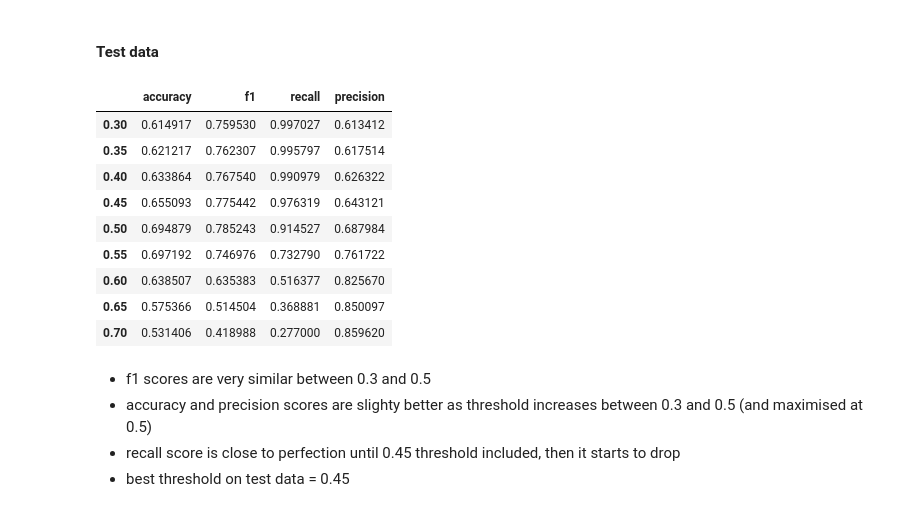
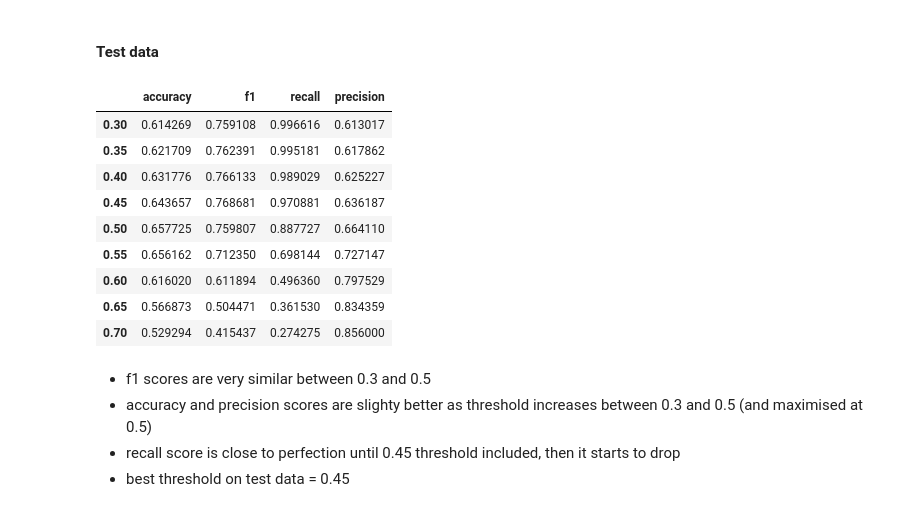
Before and after one commit to eric-martinet/ParisSubsidies, a Jupyter notebook: 05_NLP/ParisSubsidies_05_NLP.ipynb, the cells around one changed output. Drawn from its saved outputs; the diff is of its cells as text; code cells hidden in the pictures.

```diff
--- a/05_NLP/ParisSubsidies_05_NLP.ipynb
+++ b/05_NLP/ParisSubsidies_05_NLP.ipynb
@@ -155,28 +156,28 @@ pd.DataFrame.from_dict(dct_scoring, orient = 'index', columns = ['accuracy', 'f1
 # %% [markdown]
 #### Test data
 # %%
-df_test = pd.concat([X_train, y_train], axis=1)
+df_test = pd.concat([X_test, y_test], axis=1)
 df_test['nlp_scoring'] = df_test.objet_dossier_nlp.apply(lambda x: nlp_textcat(x).cats['yes'])
 
 dct_scoring = dict()
 
 for i in np.arange(0.3, 0.71, 0.05):
     threshold=i
     df_test['subsidy_granted_predicted'] = np.where(df_test.nlp_scoring > i, 'yes', 'no')
     dct_scoring[i] = confusion_matrix_metrics(df_test.subsidy_granted, df_test.subsidy_granted_predicted, 'yes')
 
 pd.DataFrame.from_dict(dct_scoring, orient = 'index', columns = ['accuracy', 'f1', 'recall', 'precision'])
 # %% [output]
 |  | accuracy | f1 | recall | precision |
-| 0.30 | 0.614917 | 0.759530 | 0.997027 | 0.613412 |
-| 0.35 | 0.621217 | 0.762307 | 0.995797 | 0.617514 |
-| 0.40 | 0.633864 | 0.767540 | 0.990979 | 0.626322 |
-| 0.45 | 0.655093 | 0.775442 | 0.976319 | 0.643121 |
-| 0.50 | 0.694879 | 0.785243 | 0.914527 | 0.687984 |
-| 0.55 | 0.697192 | 0.746976 | 0.732790 | 0.761722 |
-| 0.60 | 0.638507 | 0.635383 | 0.516377 | 0.825670 |
-| 0.65 | 0.575366 | 0.514504 | 0.368881 | 0.850097 |
-| 0.70 | 0.531406 | 0.418988 | 0.277000 | 0.859620 |
+| 0.30 | 0.614269 | 0.759108 | 0.996616 | 0.613017 |
+| 0.35 | 0.621709 | 0.762391 | 0.995181 | 0.617862 |
+| 0.40 | 0.631776 | 0.766133 | 0.989029 | 0.625227 |
+| 0.45 | 0.643657 | 0.768681 | 0.970881 | 0.636187 |
+| 0.50 | 0.657725 | 0.759807 | 0.887727 | 0.664110 |
+| 0.55 | 0.656162 | 0.712350 | 0.698144 | 0.727147 |
+| 0.60 | 0.616020 | 0.611894 | 0.496360 | 0.797529 |
+| 0.65 | 0.566873 | 0.504471 | 0.361530 | 0.834359 |
+| 0.70 | 0.529294 | 0.415437 | 0.274275 | 0.856000 |
 # %% [markdown]
 - f1 scores are very similar between 0.3 and 0.5
 - accuracy and precision scores are slighty better as threshold increases between 0.3 and 0.5 (and maximised at 0.5)
```
Also changed, not shown: parts of 1 cell of this notebook, 11 other files.
